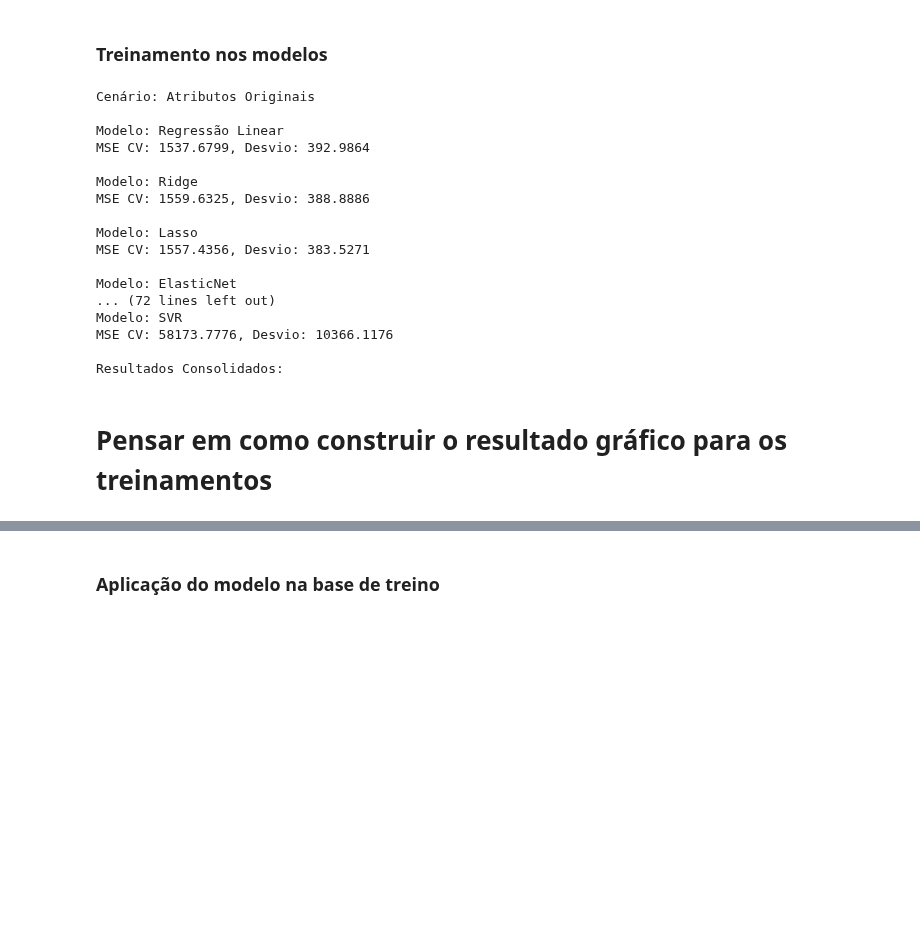
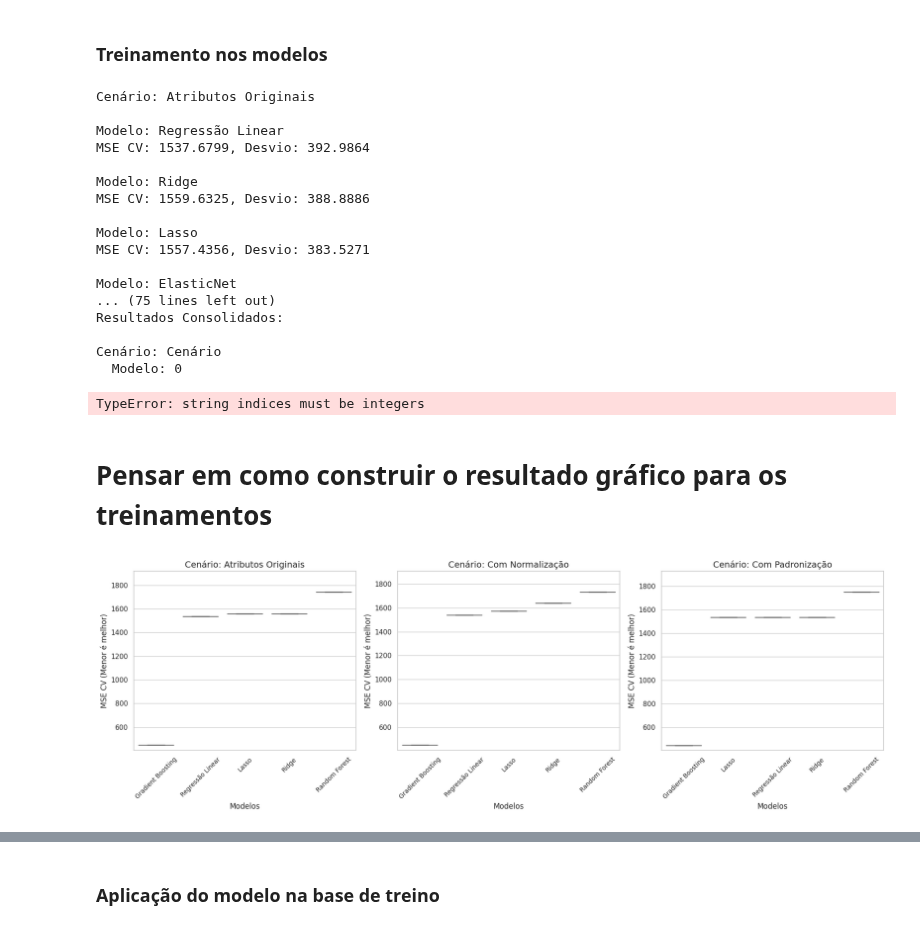
Before and after one commit to MarcelLopes7/Machine-Learning---Analytics, a Jupyter notebook: MVP_Machine_Learning_&_Analytics.ipynb, the cells around one changed output, grey strips where cells are left out. Drawn from its saved outputs; the diff is of its cells as text; code cells hidden in the pictures; blank space fills up the shorter version.

```diff
--- a/MVP_Machine_Learning_&_Analytics.ipynb
+++ b/MVP_Machine_Learning_&_Analytics.ipynb
@@ -628,7 +701,7 @@ scalers = {
 }
 
 # Avaliar modelos utilizando as features selecionadas
-results = evaluate_models_on_training(
+results, all_cv_results_df = evaluate_models_on_training(
     X_train_final, y_train, models, scalers, best_features, cv=10
 )
 
@@ -654,10 +727,58 @@ Modelo: Lasso
 MSE CV: 1557.4356, Desvio: 383.5271
 
 Modelo: ElasticNet
-... (72 lines left out)
-Modelo: SVR
-MSE CV: 58173.7776, Desvio: 10366.1176
+... (75 lines left out)
+Resultados Consolidados:
 
-Resultados Consolidados:
+Cenário: Cenário
+  Modelo: 0
+TypeError: string indices must be integers
 # %% [markdown]
 # Pensar em como construir o resultado gráfico para os treinamentos
+# %%
+# Consolidar os resultados em um DataFrame
+results_list = []
+for scaler_name, scenario_results in results.items():
+    for model_name, metrics in scenario_results.items():
+        results_list.append({
+            'Cenário': scaler_name,
+            'Modelo': model_name,
+            'MSE CV': metrics['MSE CV']
+        })
+
+results_df = pd.DataFrame(results_list)
+
+# Criar gráficos individuais para cada cenário
+unique_scenarios = results_df['Cenário'].unique()
+
+# Configurar tamanho e layout
+fig, axes = plt.subplots(1, len(unique_scenarios), figsize=(18, 6), sharey=False)
+
+# Iterar sobre cada cenário e criar o gráfico correspondente
+for ax, scenario in zip(axes, unique_scenarios):
+    # Filtrar dados do cenário atual e selecionar os 5 melhores
+    scenario_data = results_df[results_df['Cenário'] == scenario]
+    top_5_models = scenario_data.nsmallest(5, 'MSE CV')
+
+    # Calcular limites dinâmicos para o eixo Y
+    y_min = top_5_models['MSE CV'].min() * 0.9  # Margem de 10% abaixo
+    y_max = top_5_models['MSE CV'].max() * 1.1  # Margem de 10% acima
+
+    # Criar o boxplot
+    sns.boxplot(
+        data=top_5_models,
+        x='Modelo',
+        y='MSE CV',
+        ax=ax
+    )
+    ax.set_title(f"Cenário: {scenario}", fontsize=14)
+    ax.set_xticklabels(ax.get_xticklabels(), rotation=45, fontsize=10)
+    ax.set_xlabel("Modelos", fontsize=12)
+    ax.set_ylabel("MSE CV (Menor é melhor)", fontsize=12)
+    ax.set_ylim(y_min, y_max)  # Aplicar limites dinâmicos ao eixo Y
+
+# Ajustar layout para evitar sobreposição
+plt.tight_layout()
+plt.show()
+# %% [output]
+[figure, added]
```
Also changed, not shown: parts of 6 cells of this notebook.
